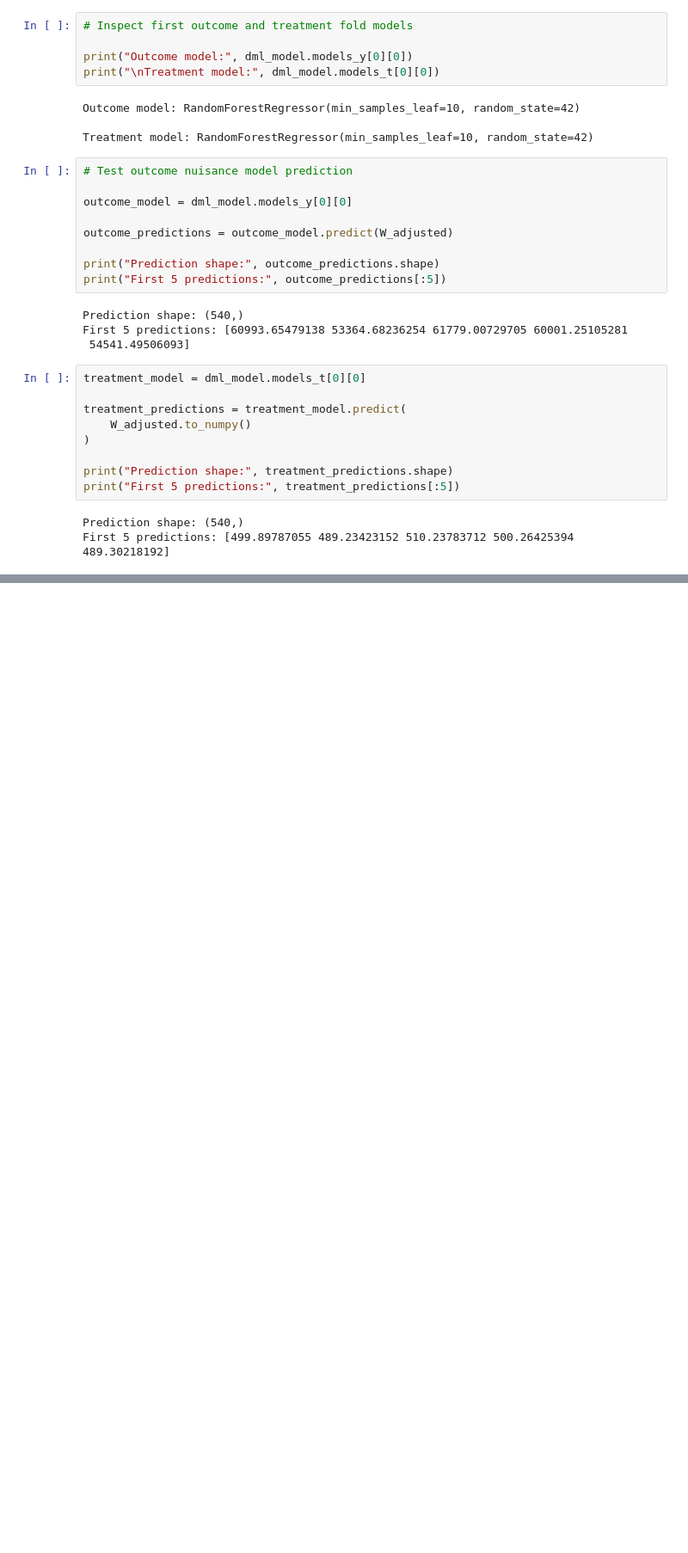
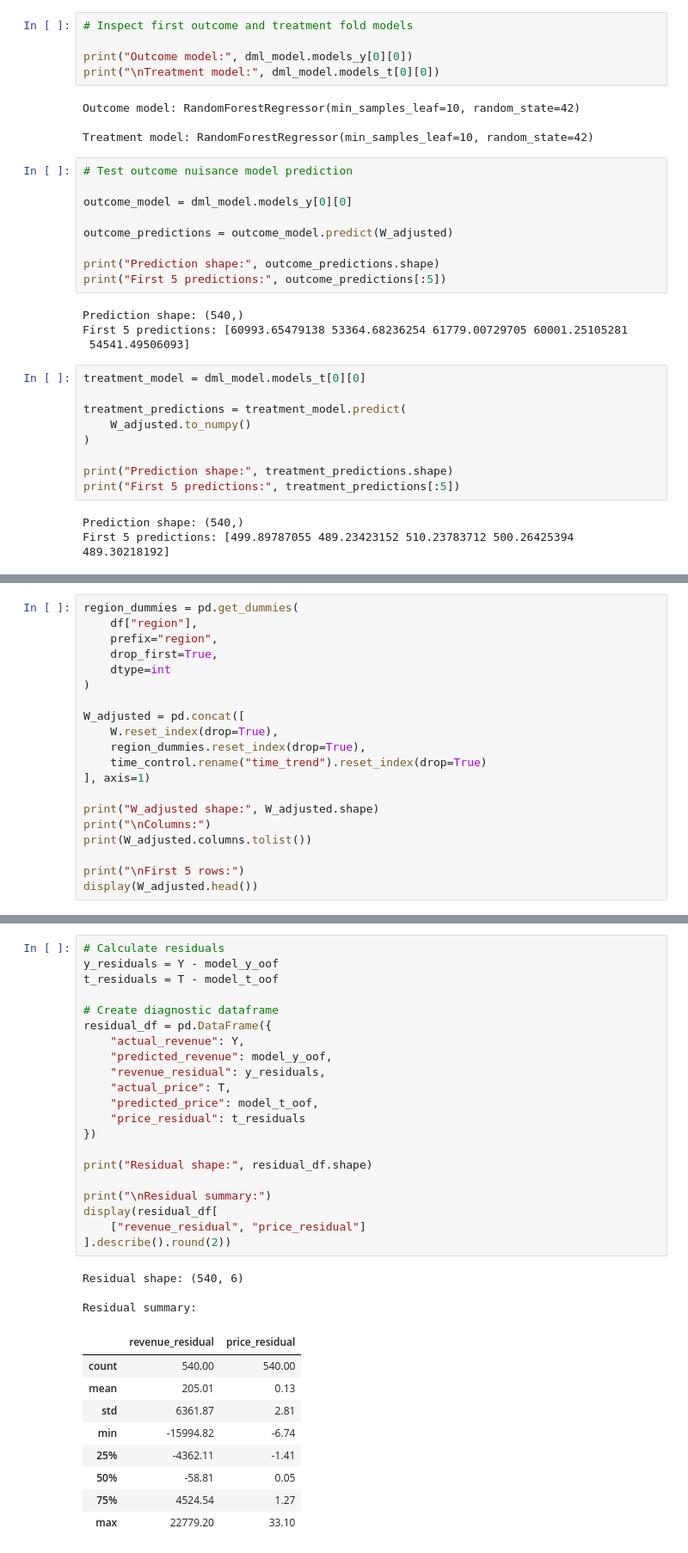
Before and after one commit to rharishwar6-hash/causal-inference-synthetic-control-pricing, a Jupyter notebook: 05_double_ml.ipynb, the cells around one changed output, grey strips where cells are left out. Shown at 86% size. Drawn from its saved outputs; the diff is of its cells as text; blank space fills up the shorter version.

```diff
--- a/05_double_ml.ipynb
+++ b/05_double_ml.ipynb
@@ -1319,0 +1403,20 @@ First 5 predictions: [499.89787055 489.23423152 510.23783712 500.26425394 489.30
+# %%
+region_dummies = pd.get_dummies(
+    df["region"],
+    prefix="region",
+    drop_first=True,
+    dtype=int
+)
+
+W_adjusted = pd.concat([
+    W.reset_index(drop=True),
+    region_dummies.reset_index(drop=True),
+    time_control.rename("time_trend").reset_index(drop=True)
+], axis=1)
+
+print("W_adjusted shape:", W_adjusted.shape)
+print("\nColumns:")
+print(W_adjusted.columns.tolist())
+
+print("\nFirst 5 rows:")
+display(W_adjusted.head())
@@ -1319,0 +1494,34 @@ First 5 predictions: [499.89787055 489.23423152 510.23783712 500.26425394 489.30
+# %%
+# Calculate residuals
+y_residuals = Y - model_y_oof
+t_residuals = T - model_t_oof
+
+# Create diagnostic dataframe
+residual_df = pd.DataFrame({
+    "actual_revenue": Y,
+    "predicted_revenue": model_y_oof,
+    "revenue_residual": y_residuals,
+    "actual_price": T,
+    "predicted_price": model_t_oof,
+    "price_residual": t_residuals
+})
+
+print("Residual shape:", residual_df.shape)
+
+print("\nResidual summary:")
+display(residual_df[
+    ["revenue_residual", "price_residual"]
+].describe().round(2))
+# %% [output]
+Residual shape: (540, 6)
+
+Residual summary:
+|  | revenue_residual | price_residual |
+| count | 540.00 | 540.00 |
+| mean | 205.01 | 0.13 |
+| std | 6361.87 | 2.81 |
+| min | -15994.82 | -6.74 |
+| 25% | -4362.11 | -1.41 |
+| 50% | -58.81 | 0.05 |
+| 75% | 4524.54 | 1.27 |
+| max | 22779.20 | 33.10 |
```
Also changed, not shown: parts of 14 cells of this notebook.
